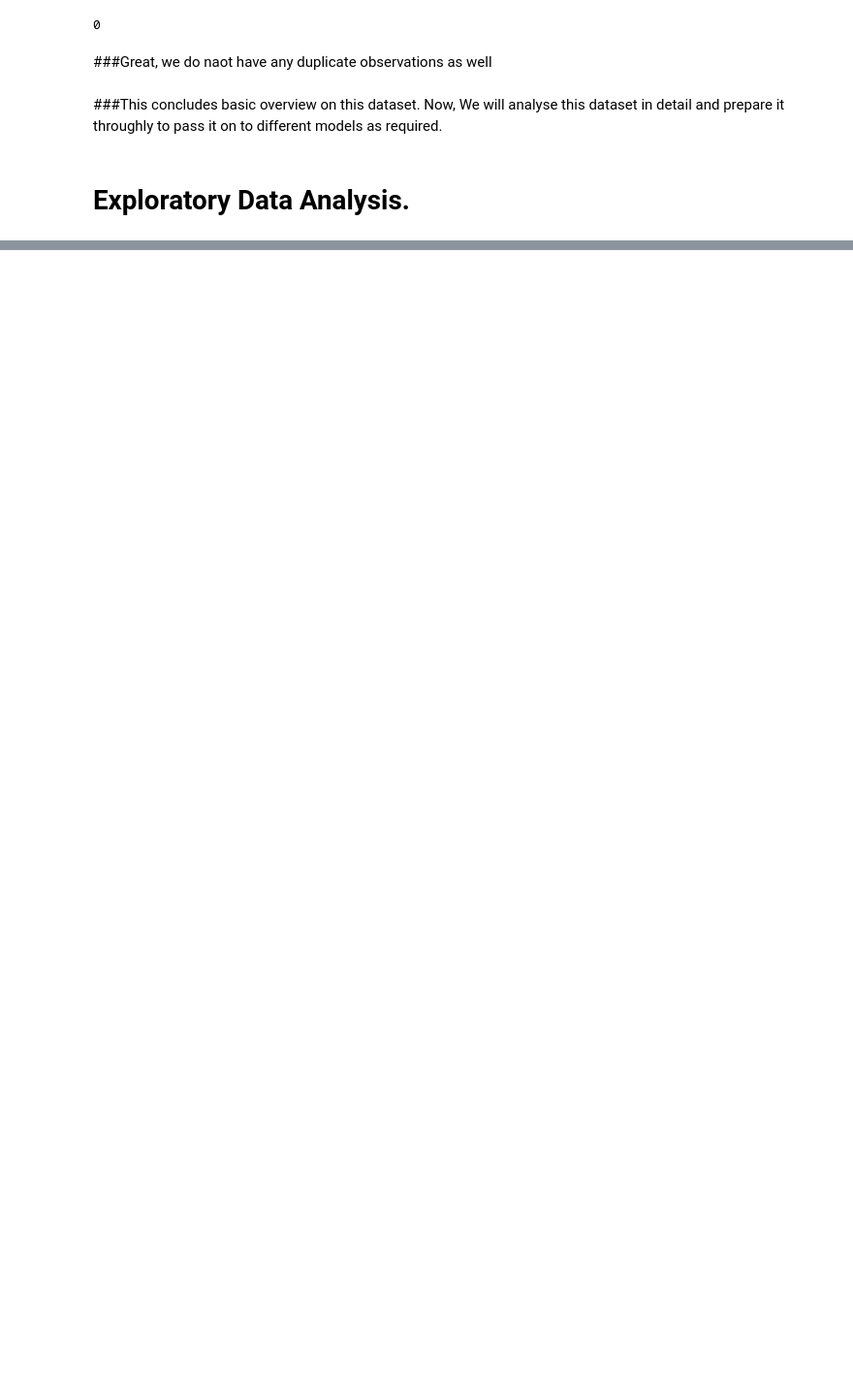
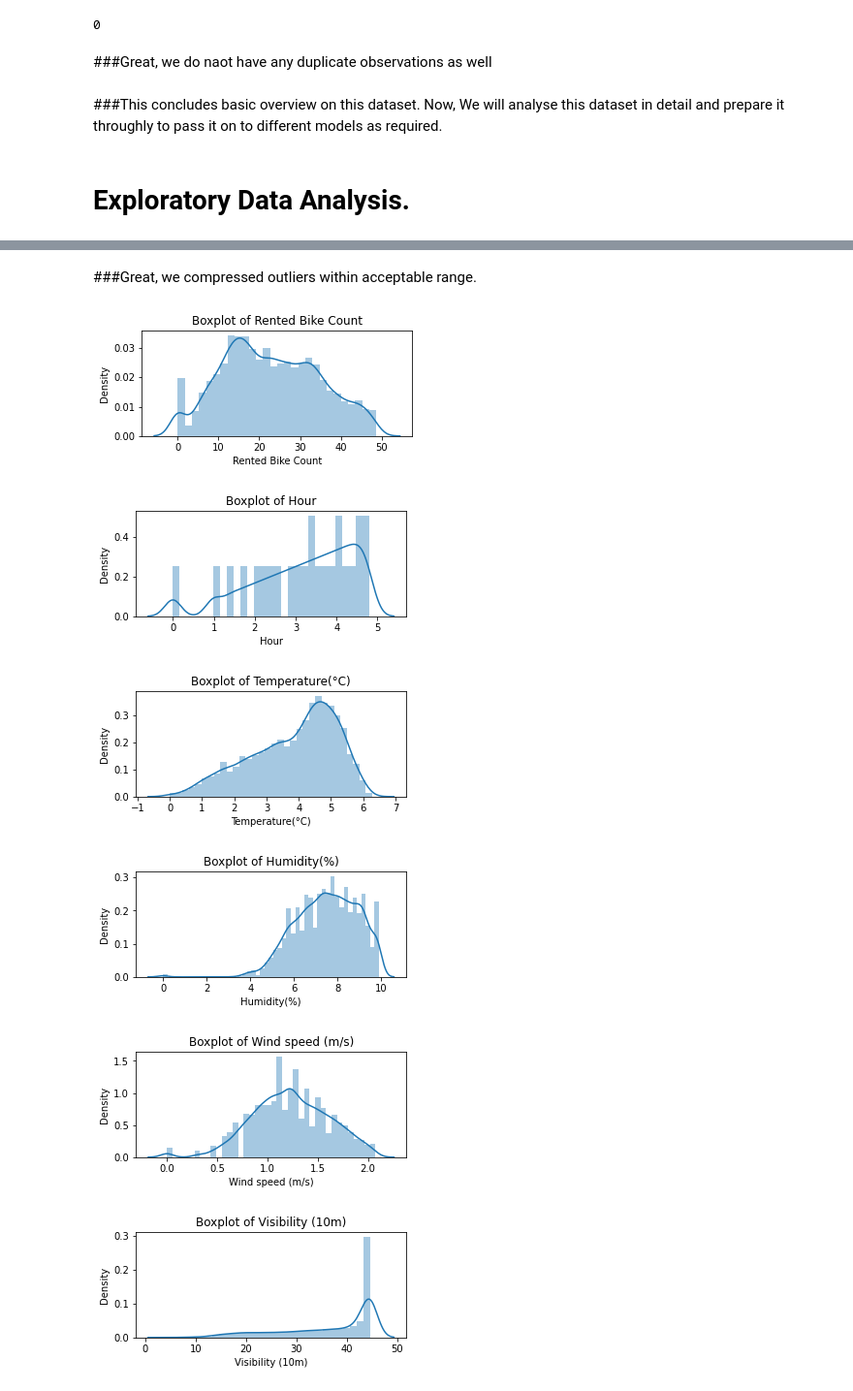
Before and after one commit to tanay47/Bike-Sharing-Demand-Prediction, a Jupyter notebook: Bike_Sharing_Demand_Prediction_.ipynb, the cells around one changed output, grey strips where cells are left out. Shown: that part at 97% size. Drawn from its saved outputs; the diff is of its cells as text; code cells hidden in the pictures; blank space fills up the shorter version.

```diff
--- a/Bike_Sharing_Demand_Prediction_.ipynb
+++ b/Bike_Sharing_Demand_Prediction_.ipynb
@@ -125,0 +198,15 @@ len(seo_bike_df[seo_bike_df.duplicated()])
+# %% [markdown]
+###Great, we compressed outliers within acceptable range.
+# %%
+# Check for which transformation to use later.
+for var in seo_bike_df.describe().columns.tolist():
+  plt.figure(figsize=(5,2))
+  sns.distplot(np.sqrt(seo_bike_df[var]))
+  plt.title(f"Boxplot of {var}")
+# %% [output]
+[figure, added]
+[figure, added]
+[figure, added]
+[figure, added]
+[figure, added]
+[figure, added]
```
Also changed, not shown: parts of 13 cells of this notebook.
